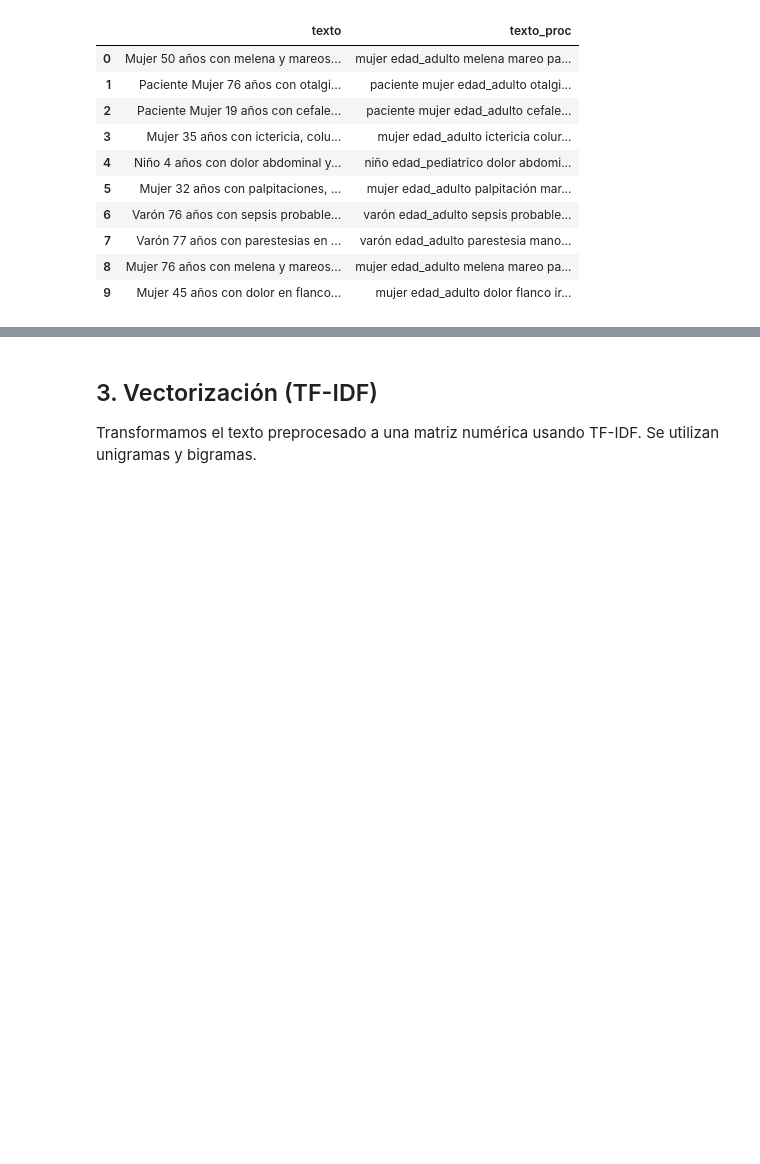
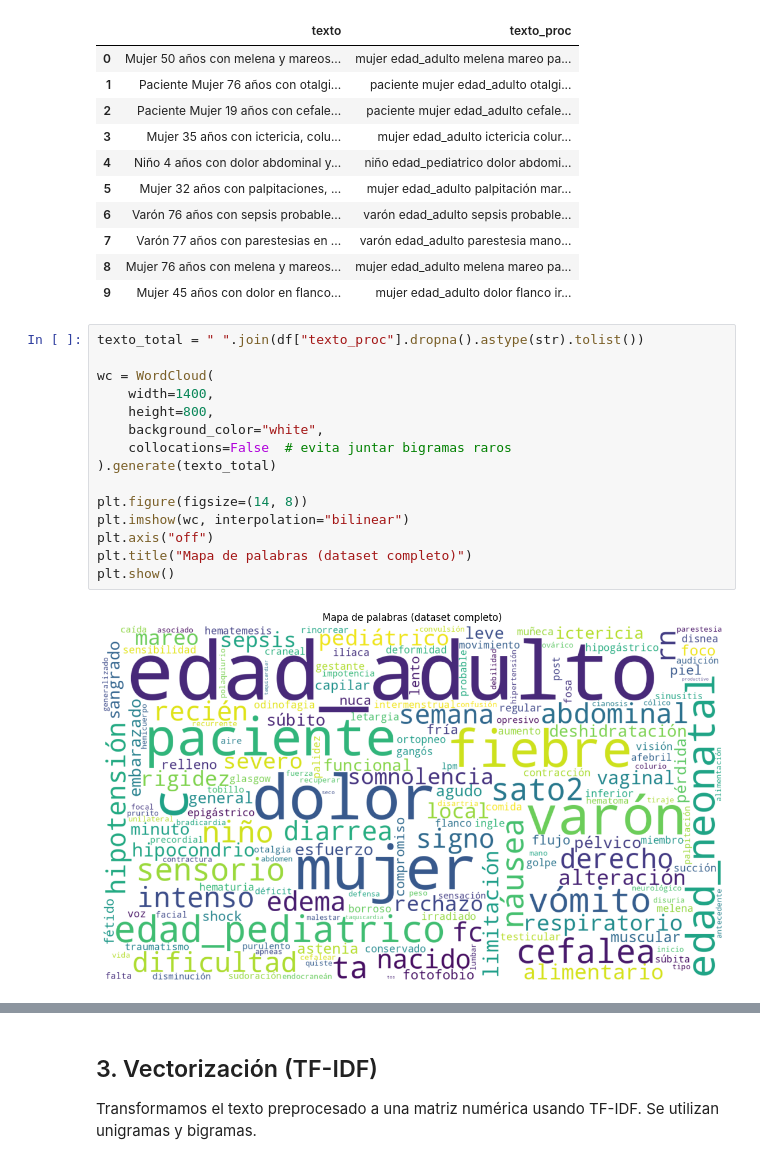
Before and after one commit to jsalafica/Data-Science-III, a Jupyter notebook: Entrega_Final_DSIII_Javier_Salafica2.ipynb, the cells around one changed output, grey strips where cells are left out. Saved outputs shown, nothing was run; the diff lists cells and outputs as text; blank space fills up the shorter version.

```diff
--- a/Entrega_Final_DSIII_Javier_Salafica2.ipynb
+++ b/Entrega_Final_DSIII_Javier_Salafica2.ipynb
@@ -178,3 +181,20 @@ df[["texto", "texto_proc"]].head(10)
 | 7 | Varón 77 años con parestesias en ... | varón edad_adulto parestesia mano... |
 | 8 | Mujer 76 años con melena y mareos... | mujer edad_adulto melena mareo pa... |
 | 9 | Mujer 45 años con dolor en flanco... | mujer edad_adulto dolor flanco ir... |
+# %%
+texto_total = " ".join(df["texto_proc"].dropna().astype(str).tolist())
+
+wc = WordCloud(
+    width=1400,
+    height=800,
+    background_color="white",
+    collocations=False  # evita juntar bigramas raros
+).generate(texto_total)
+
+plt.figure(figsize=(14, 8))
+plt.imshow(wc, interpolation="bilinear")
+plt.axis("off")
+plt.title("Mapa de palabras (dataset completo)")
+plt.show()
+# %% [output]
+[figure, added]
```
Also changed, not shown: parts of 2 cells of this notebook.
